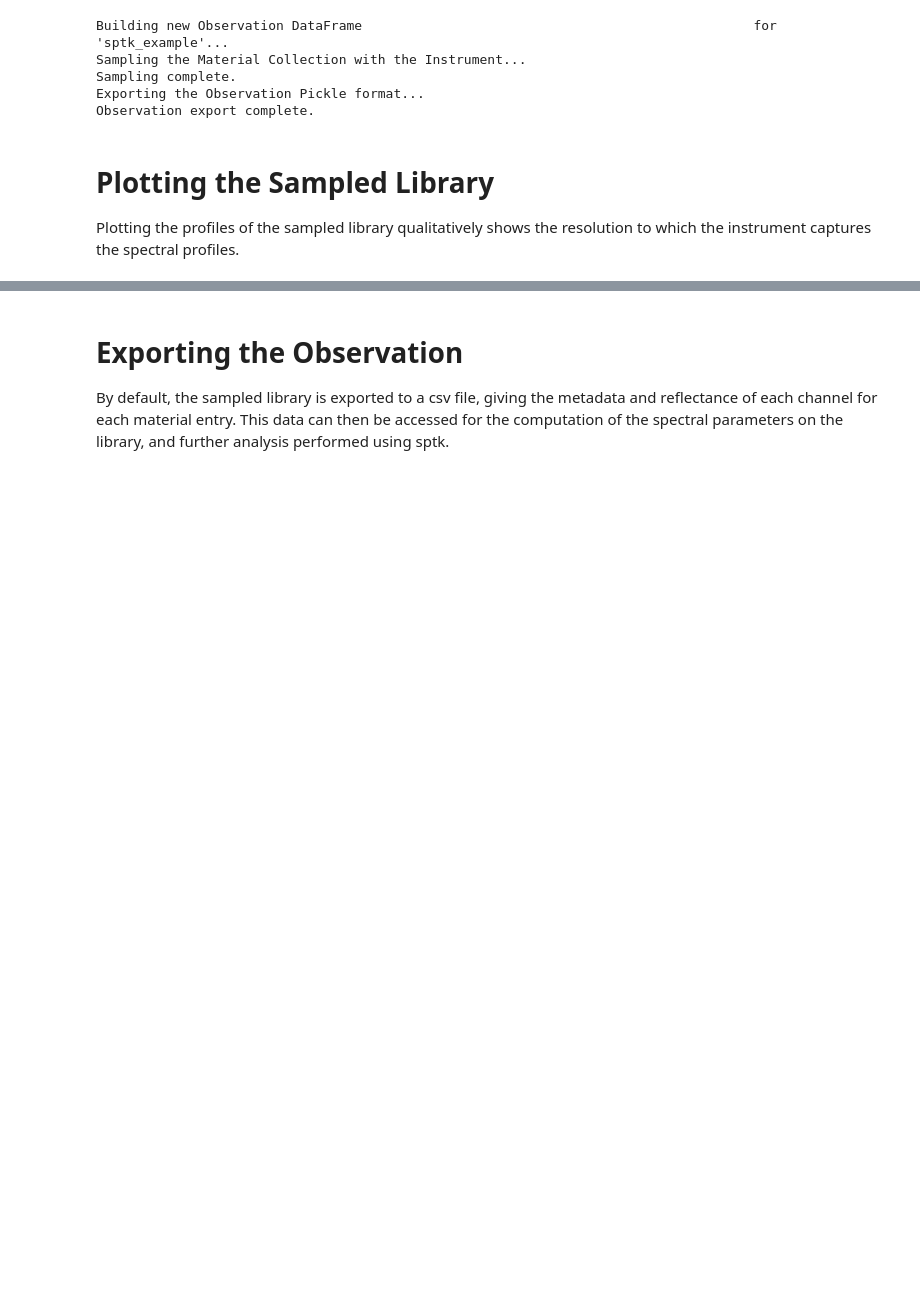
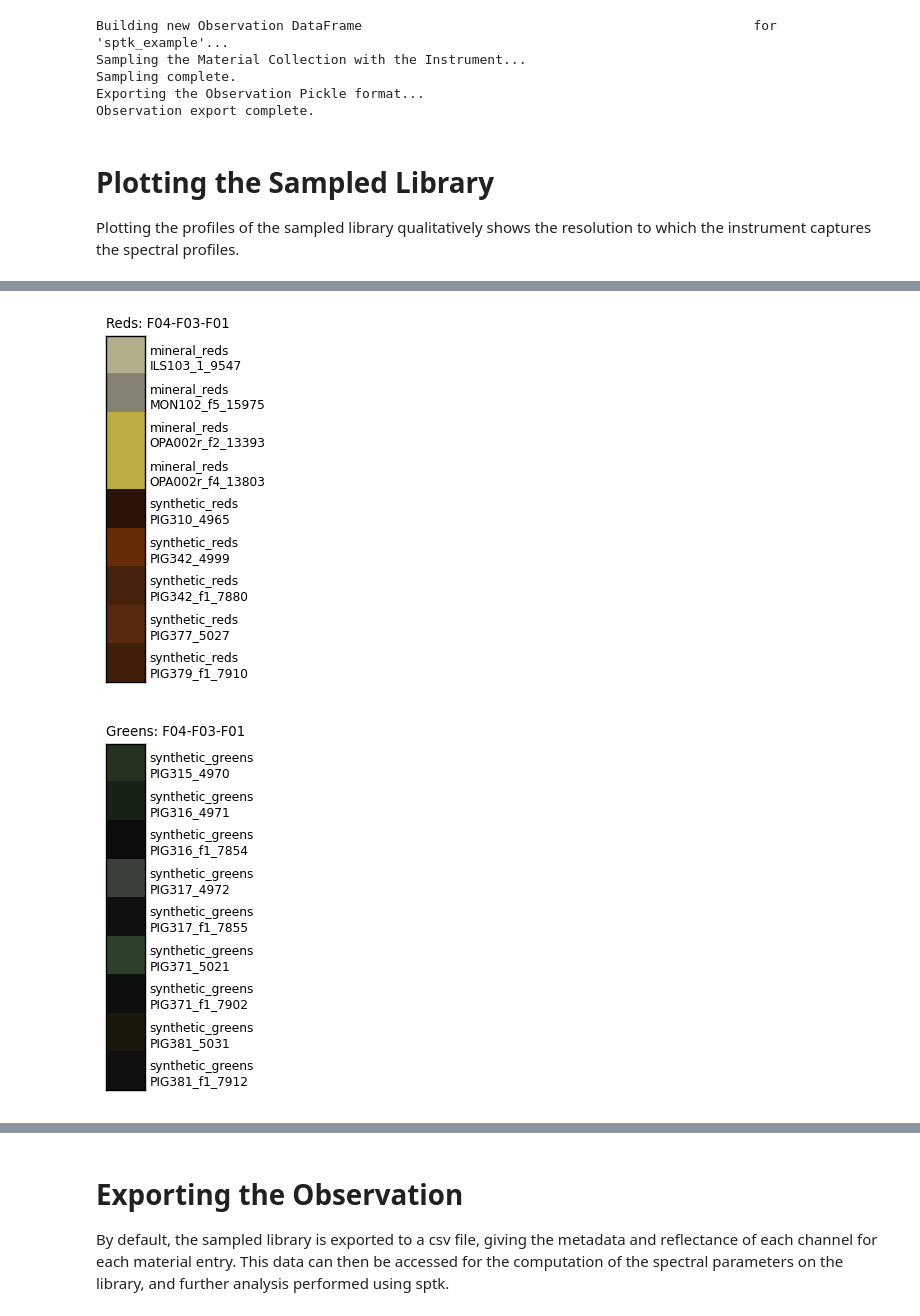
Before and after one commit to rbstabbins/sptk, a Jupyter notebook: examples/observation_example.ipynb, the cells around one changed output, grey strips where cells are left out. Saved outputs shown, nothing was run; the diff lists cells and outputs as text; code cells hidden in the pictures; blank space fills up the shorter version.

```diff
--- a/examples/observation_example.ipynb
+++ b/examples/observation_example.ipynb
@@ -86,0 +122,5 @@ obs.plot_profiles()
+# %%
+false_colour_obs, fig = obs.render_false_colour(['F04', 'F03', 'F01'])
+# %% [output]
+[figure, added]
+[figure, added]
```
Also changed, not shown: parts of 9 cells of this notebook, 4 other files.
